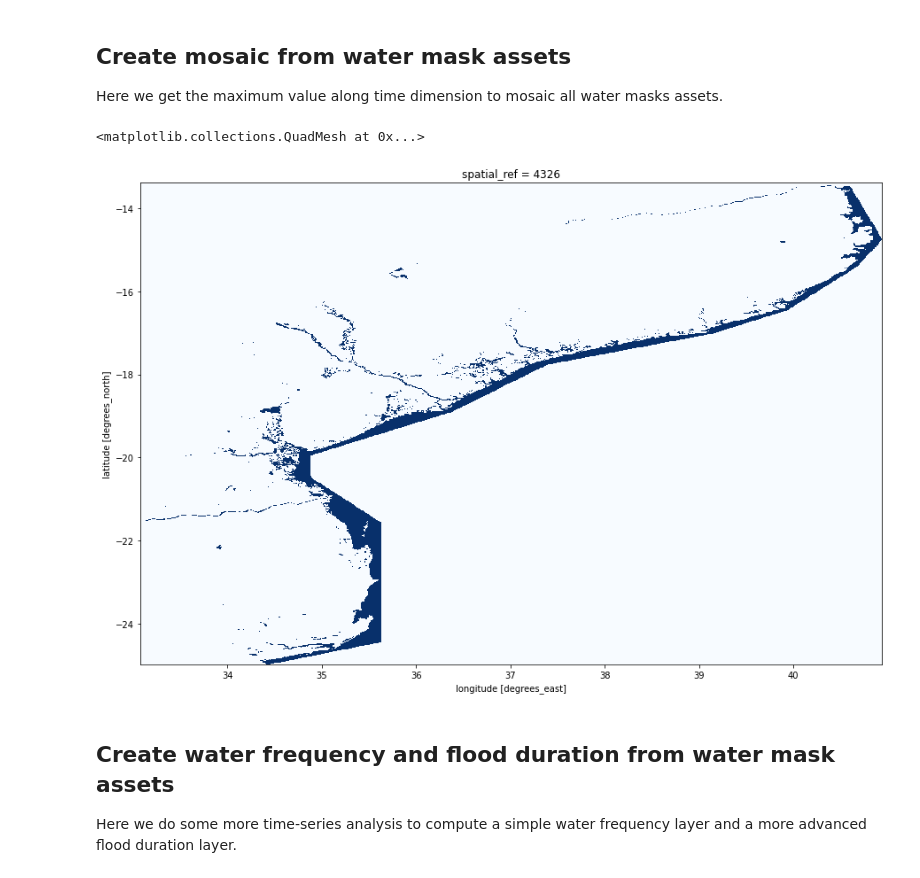
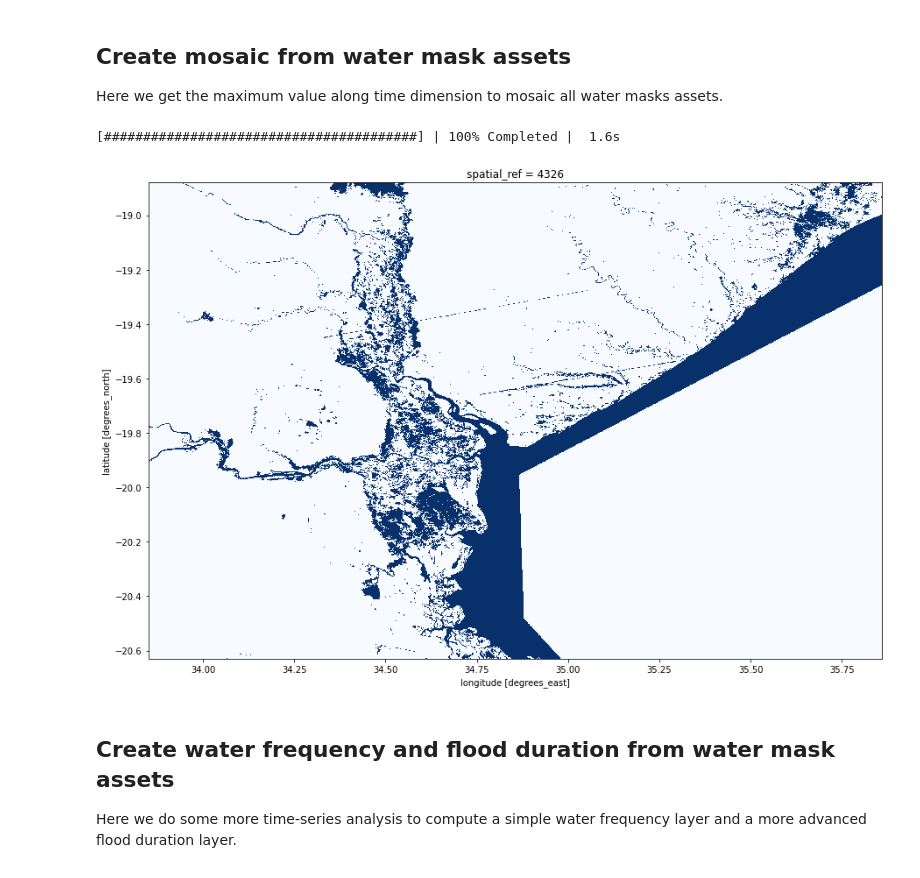
Before and after one commit to dlr-eoc/ukis-data-tutorials, a Jupyter notebook: water/access_data4human.ipynb, the cells around one changed output. Drawn from its saved outputs; the diff is of its cells as text; code cells hidden in the pictures.

```diff
--- a/water/access_data4human.ipynb
+++ b/water/access_data4human.ipynb
@@ -17,7 +18,7 @@ The easiest way to work with the data is to use the [Geoservice STAC API](https:
 # search stac api
 stacapi_endpoint = "https://geoservice.dlr.de/eoc/ogc/stac"
 collections = ["D4H"]
-bbox = [33.0826, -24.9789, 40.9334, -13.3956]
+bbox = [33.851, -20.63, 35.859, -18.88]
 dates_from_to = ["2019-03-01", "2019-03-31"]
 filt = None #"updated > '2022-02-20T00:00:00.000' AND updated < '2022-02-28T10:00:00.000'"
 
@@ -95,10 +96,11 @@ items_ds = stac_load(
     items,
     bands=["WATER", "VALID"],
     crs="EPSG:4326",
-    resolution=0.01,
+    resolution=0.001,
     lon=(bbox[0], bbox[2]),
     lat=(bbox[1], bbox[3]),
     skip_broken_datasets=True,
+    chunks={"latitude": 2048, "longitude": 2048},
 )
 print(items_ds)
 # %% [output]
@@ -128,6 +130,8 @@ In the following we use the valid pixel mask assets to compute the number of val
 # sum valid masks along time dimension to compute number of valid observations
 coverage = items_ds["VALID"].sum(dim="time")
 
-# plot coveragemask
-coverage.plot(size=10, cbar_kwargs={'label': "Coverage (valid observations)"})
+# compute and plot coveragemask
+with dask.diagnostics.ProgressBar():
+    data = coverage.compute()
+    data.plot(size=10, cbar_kwargs={'label': "Coverage (valid observations)"})
 # %% [output]
@@ -139,12 +143,14 @@ Here we get the maximum value along time dimension to mosaic all water masks ass
 # %%
 # get maximum value along time dimension to mosaic water masks
 mosaic = items_ds["WATER"].max(dim="time")
 
-# plot mosaic
-mosaic.plot(size=10, cmap="Blues", add_colorbar=False)
+# compute and plot mosaic
+with dask.diagnostics.ProgressBar():
+    data = mosaic.compute()
+    data.plot(size=10, cmap="Blues", add_colorbar=False)
 # %% [output]
-<matplotlib.collections.QuadMesh at 0x...>
+[########################################] | 100% Completed |  1.6s
-[figure, old version]
+[figure, new version]
 # %% [markdown]
 ## Create water frequency and flood duration from water mask assets
 Here we do some more time-series analysis to compute a simple water frequency layer and a more advanced flood duration layer.
```
Also changed, not shown: parts of 10 cells of this notebook, 1 other file.
